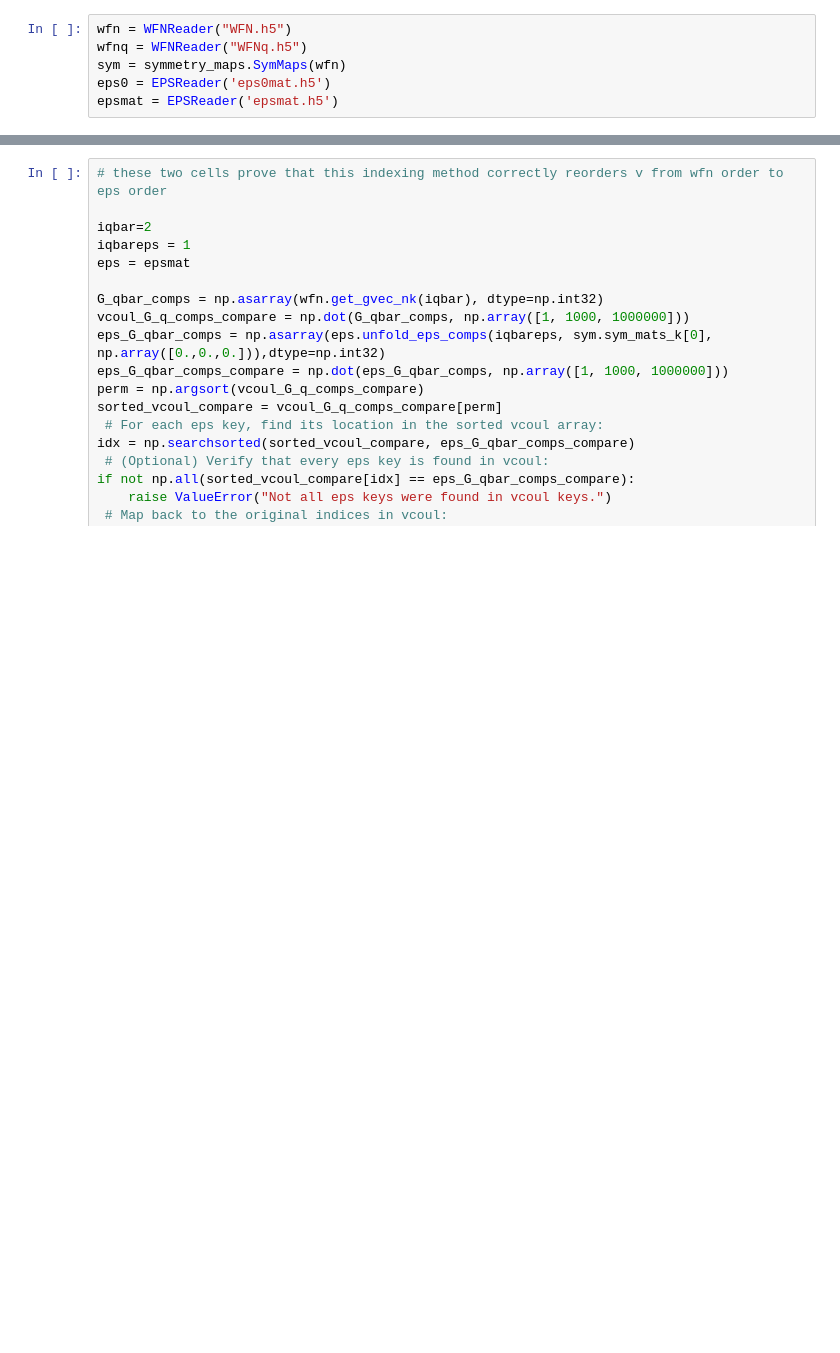
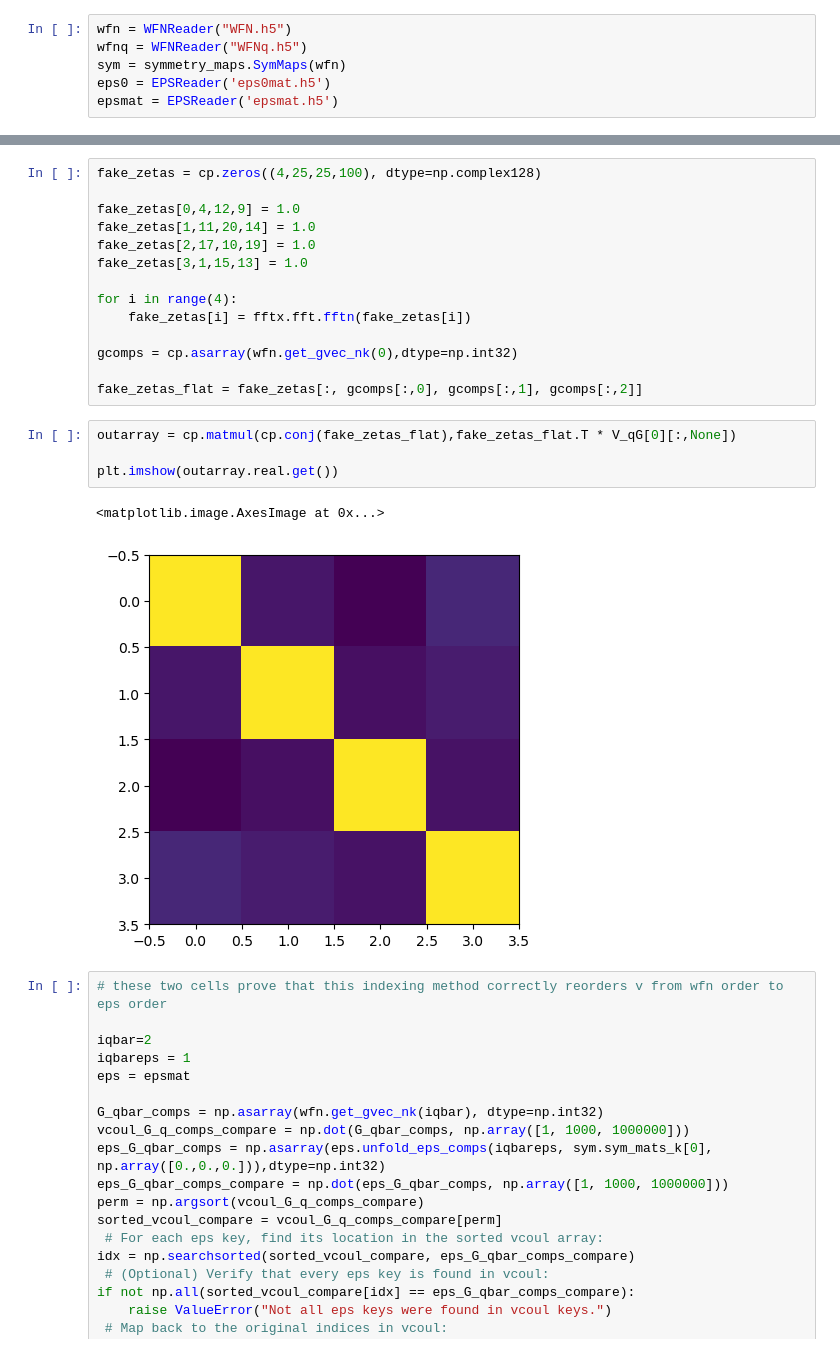
Before and after one commit to jackmcarthur/isdf_cohsex, a Jupyter notebook: debugarrays.ipynb, the cells around one changed output, grey strips where cells are left out. Saved outputs shown, nothing was run; the diff lists cells and outputs as text; blank space fills up the shorter version.

```diff
--- a/debugarrays.ipynb
+++ b/debugarrays.ipynb
@@ -93,3 +119,24 @@ W_q=0(G=G'=0) from miniBZ monte carlo: 390.7446
+# %%
+fake_zetas = cp.zeros((4,25,25,100), dtype=np.complex128)
+
+fake_zetas[0,4,12,9] = 1.0
+fake_zetas[1,11,20,14] = 1.0
+fake_zetas[2,17,10,19] = 1.0
+fake_zetas[3,1,15,13] = 1.0
+
+for i in range(4):
+    fake_zetas[i] = fftx.fft.fftn(fake_zetas[i])
+
+gcomps = cp.asarray(wfn.get_gvec_nk(0),dtype=np.int32)
+
+fake_zetas_flat = fake_zetas[:, gcomps[:,0], gcomps[:,1], gcomps[:,2]]
+# %%
+outarray = cp.matmul(cp.conj(fake_zetas_flat),fake_zetas_flat.T * V_qG[0][:,None])
+
+plt.imshow(outarray.real.get())
+# %% [output]
+<matplotlib.image.AxesImage at 0x...>
+[figure, added]
 # %%
 # these two cells prove that this indexing method correctly reorders v from wfn order to eps order
 
```
Also changed, not shown: parts of 5 cells of this notebook, 10 other files.
